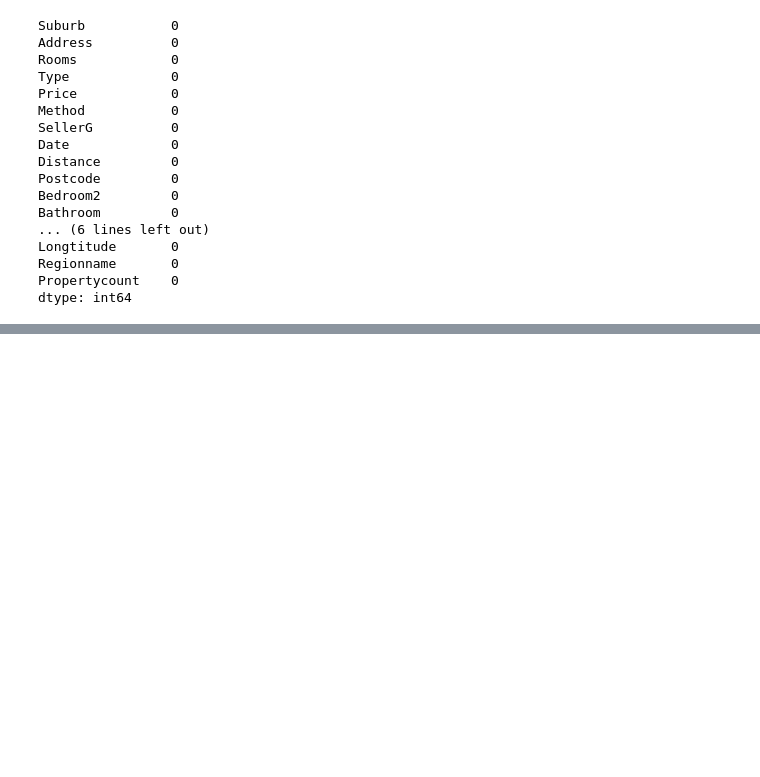
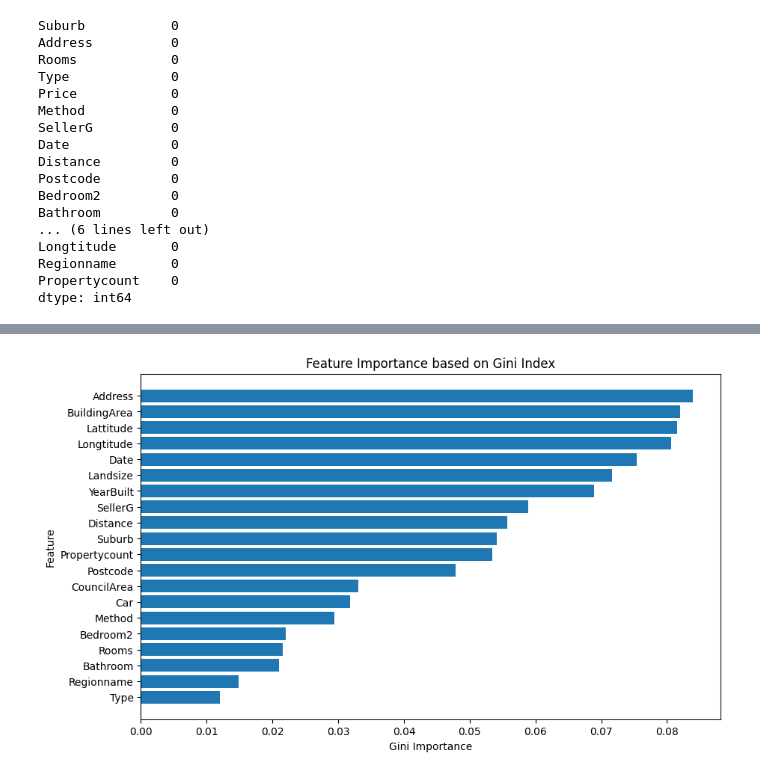
Before and after one commit to SarvaniAnkala/Soft-Computing, a Jupyter notebook: melbourne_housing.ipynb, the cells around one changed output, grey strips where cells are left out. Drawn from its saved outputs; the diff is of its cells as text; code cells hidden in the pictures; blank space fills up the shorter version.

Commit message:
graph not done

```diff
--- a/melbourne_housing.ipynb
+++ b/melbourne_housing.ipynb
@@ -102,0 +128,4 @@ dtype: int64
+# %%
+# Initialize and fit the RandomForestClassifier
+forest = RandomForestClassifier(random_state=42)
+forest.fit(X_train, y_train)
@@ -102,0 +134,14 @@ dtype: int64
+# %%
+# Get feature importances
+importance = forest.feature_importances_
+feature_names = X.columns
+# %%
+# Create a DataFrame for better visualization
+feature_importance_df = pd.DataFrame({
+    'Feature': feature_names,
+    'Gini Importance': importance
+})
+# %%
+# Sort the DataFrame by importance
+feature_importance_df = feature_importance_df.sort_values(by='Gini Importance', ascending=False)
+print(feature_importance_df)
@@ -102,0 +166,15 @@ dtype: int64
+# %%
+# visualisation of important features
+
+import matplotlib.pyplot as plt
+
+# Plotting the feature importances
+plt.figure(figsize=(10, 6))
+plt.barh(feature_importance_df['Feature'], feature_importance_df['Gini Importance'])
+plt.xlabel('Gini Importance')
+plt.ylabel('Feature')
+plt.title('Feature Importance based on Gini Index')
+plt.gca().invert_yaxis()
+plt.show()
+# %% [output]
+[figure, added]
```
Also changed, not shown: parts of 14 cells of this notebook.
